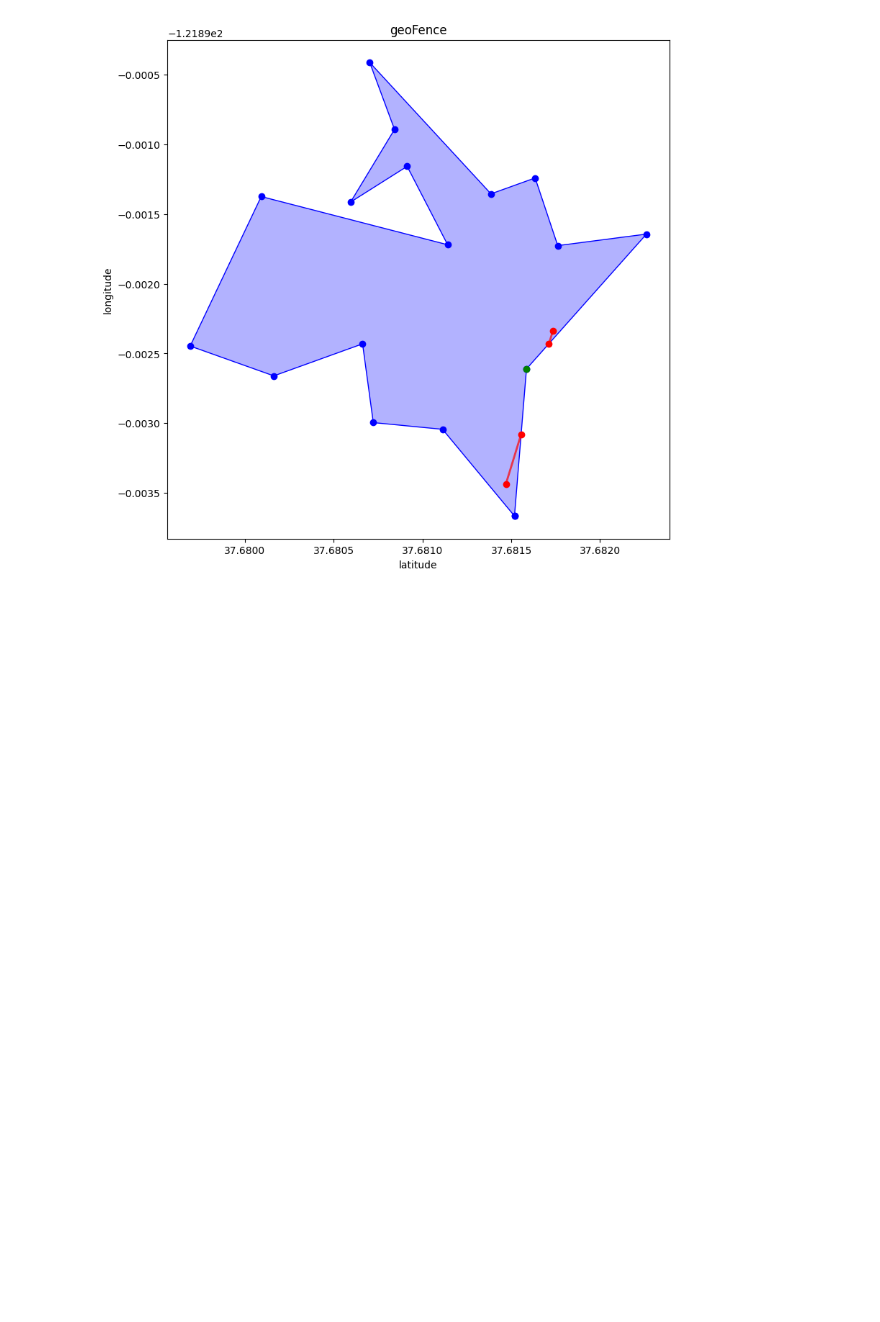
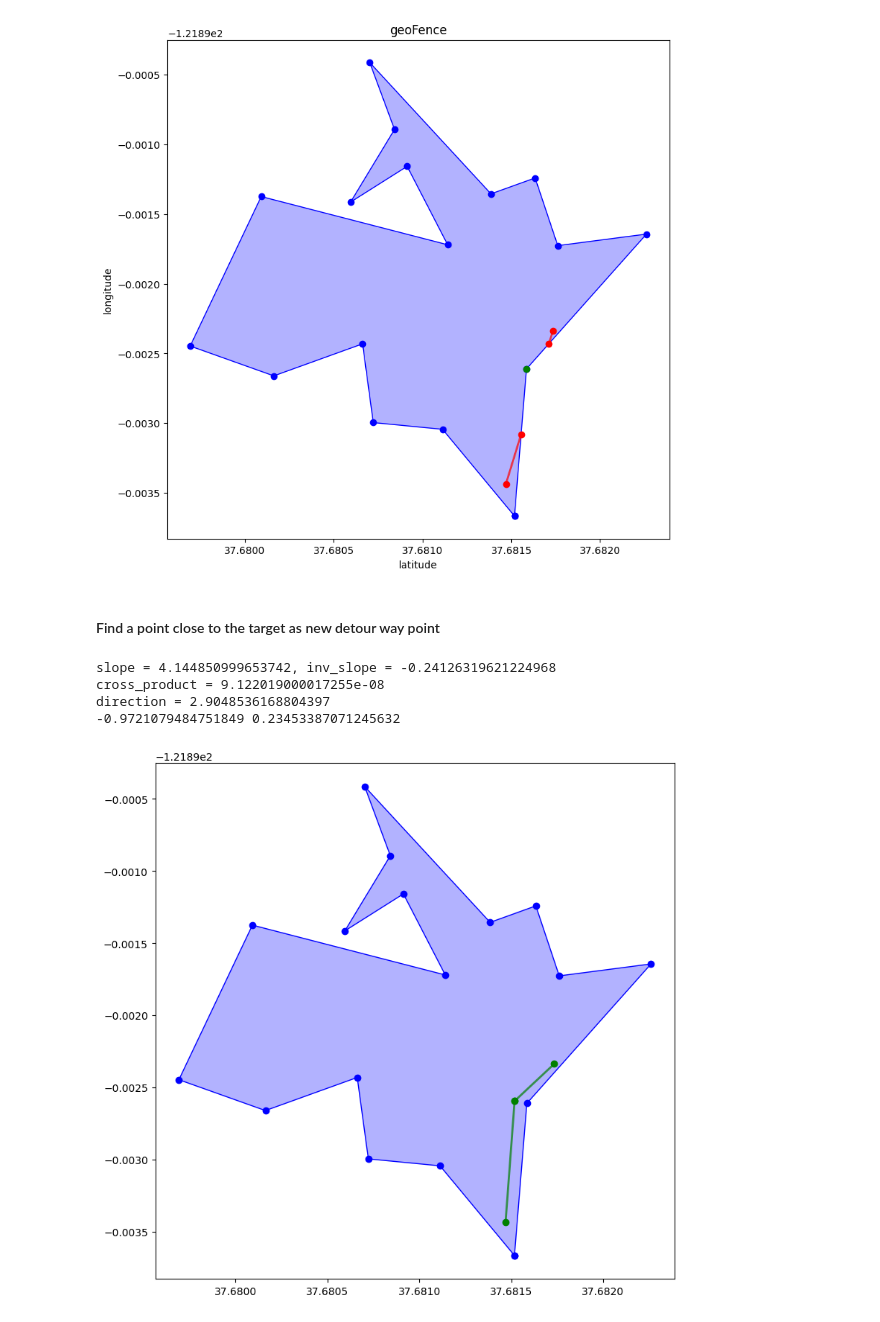
Before and after one commit to TheErickLiu/AmadorUAV2025, a Jupyter notebook: question2.ipynb, the cells around one changed output. Cells and saved outputs as stored; diff of their text form; code cells hidden in the pictures; blank space fills up the shorter version.

```diff
--- a/question2.ipynb
+++ b/question2.ipynb
@@ -527,8 +527,11 @@ ax.set_title("geoFence")
 ax.set_xlabel("latitude")
 ax.set_ylabel("longitude")
 plot_polygon(geofence_polygon, ax=ax, add_points=True, color="blue")
-plot_line(new_lines, ax=ax, add_points=True, color="red", alpha=0.7)
+for nl in new_lines:
+    plot_line(nl, ax=ax, add_points=True, color="red", alpha=0.7)
 ax.plot(target_point[0], target_point[1], 'go')
 fig.show()
 # %% [output]
 [figure]
+# %% [markdown]
+#### Find a point close to the target as new detour way point
@@ -534,0 +570,27 @@ fig.show()
+# %%
+# test
+line = LineString(waypoints[:2])
+new_lines = get_intersected_lines(line, geofence_polygon)
+edges = [find_polygon_edge(nl, geofence_edges) for nl in new_lines]
+target_point = shared_point(edges[0], edges[1])
+detour_point = find_detour_point(line, target_point)
+# %% [output]
+slope = 4.144850999653742, inv_slope = -0.24126319621224968
+cross_product = 9.122019000017255e-08
+direction = 2.9048536168804397
+-0.9721079484751849 0.23453387071245632
+# %%
+from shapely.plotting import plot_line, plot_polygon
+
+fig = plt.figure(figsize=(9, 9))
+ax = fig.add_subplot(111)
+plot_polygon(geofence_polygon, ax=ax, add_points=True, color="blue")
+point1 = line.coords[0]
+point2 = line.coords[1]
+line1 = LineString((point1, detour_point))
+line2 = LineString((detour_point, point2))
+plot_line(line1, ax=ax, add_points=True, color="green", alpha=0.7)
+plot_line(line2, ax=ax, add_points=True, color="green", alpha=0.7)
+fig.show()
+# %% [output]
+[figure, added]
```
Also changed, not shown: parts of 9 cells of this notebook, 3 other files.
